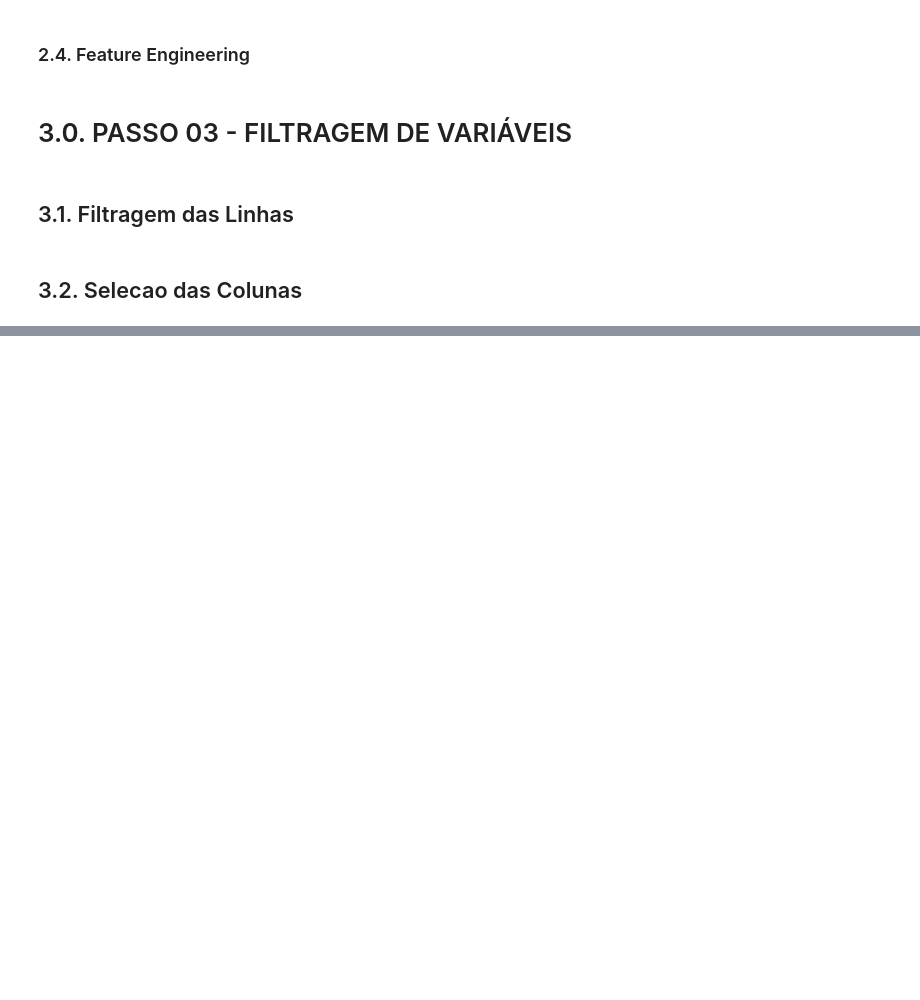
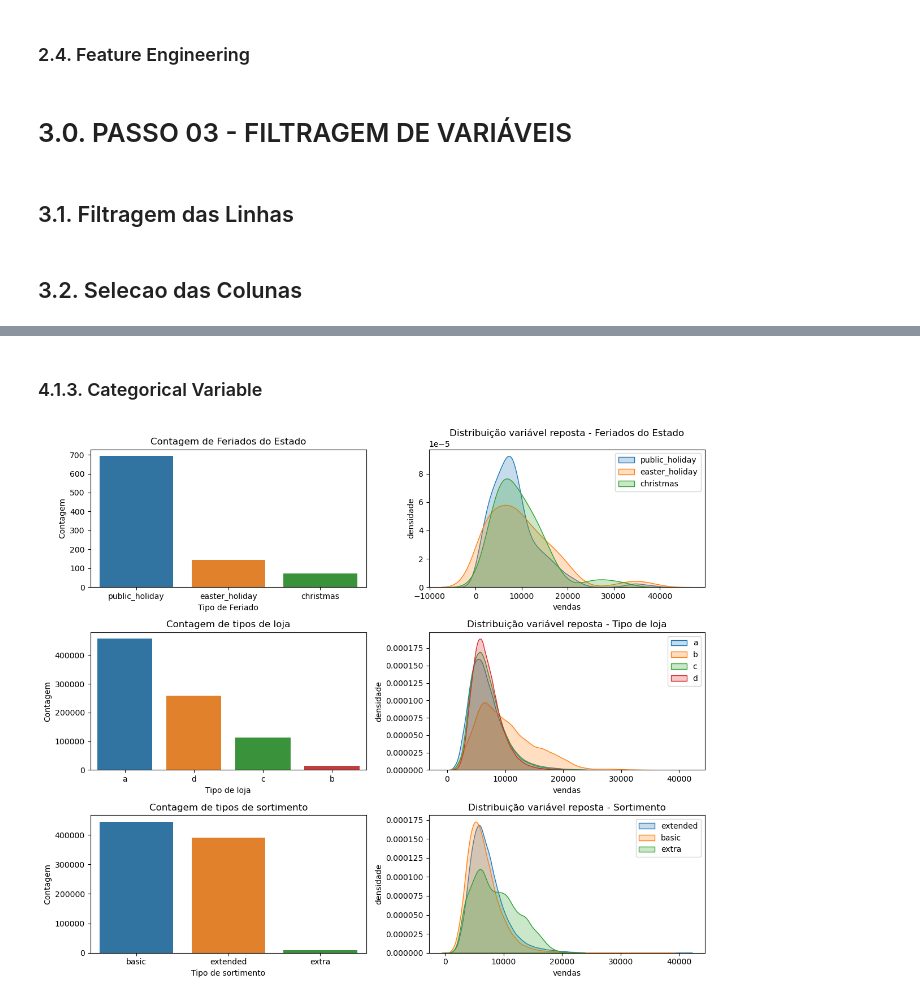
Before and after one commit to MicheleLopes/ds_em_producao, a Jupyter notebook: Untitled.ipynb, the cells around one changed output, grey strips where cells are left out. Drawn from its saved outputs; the diff is of its cells as text; code cells hidden in the pictures; blank space fills up the shorter version.

Commit message:
Started Exploratory Data Analysis

```diff
--- a/Untitled.ipynb
+++ b/Untitled.ipynb
@@ -317,0 +350,58 @@ df3 = df3.drop( cols_drop, axis=1 )
+# %% [markdown]
+###  4.1.3. Categorical Variable
+# %%
+# state_holiday
+plt.figure(figsize=(12, 10))
+plt.subplot( 3, 2, 1 )
+df_holiday = df4[df4['state_holiday'] != 'regular_day'].reset_index()
+sns.countplot(x='state_holiday', data=df_holiday)
+plt.title('Contagem de Feriados do Estado')
+plt.xlabel('Tipo de Feriado')
+plt.ylabel('Contagem')
+plt.subplot( 3, 2, 2 )
+sns.kdeplot( df4[df4['state_holiday'] == 'public_holiday']['sales'], label='public_holiday', fill=True)
+sns.kdeplot( df4[df4['state_holiday'] == 'easter_holiday']['sales'], label='easter_holiday', fill=True)
+sns.kdeplot( df4[df4['state_holiday'] == 'christmas']['sales'], label='christmas', fill=True)
+plt.legend()
+plt.title('Distribuição variável reposta - Feriados do Estado')
+plt.xlabel('vendas')
+plt.ylabel('densidade')
+
+# store_type
+plt.subplot( 3, 2, 3 )
+# Conta os valores únicos na coluna 'store_type'
+store_type_counts = df4['store_type'].value_counts()
+
+# Cria o gráfico de barras com base nos valores contados
+sns.barplot(x=store_type_counts.index, y=store_type_counts.values)
+plt.title('Contagem de tipos de loja')
+plt.xlabel('Tipo de loja')
+plt.ylabel('Contagem')
+plt.subplot( 3, 2, 4 )
+sns.kdeplot( df4[df4['store_type'] == 'a']['sales'], label='a', fill=True )
+sns.kdeplot( df4[df4['store_type'] == 'b']['sales'], label='b', fill=True )
+sns.kdeplot( df4[df4['store_type'] == 'c']['sales'], label='c', fill=True )
+sns.kdeplot( df4[df4['store_type'] == 'd']['sales'], label='d', fill=True )
+plt.legend()
+plt.title('Distribuição variável reposta - Tipo de loja')
+plt.xlabel('vendas')
+plt.ylabel('densidade')
+# assortment
+plt.subplot( 3, 2, 5 )
+#sns.countplot( df4['assortment'] )
+assortment_count = df4['assortment'].value_counts()
+sns.barplot(x=assortment_count.index, y=assortment_count.values)
+plt.title('Contagem de tipos de sortimento')
+plt.xlabel('Tipo de sortimento')
+plt.ylabel('Contagem')
+plt.subplot( 3, 2, 6 )
+sns.kdeplot( df4[df4['assortment'] == 'extended']['sales'], label='extended', fill=True )
+sns.kdeplot( df4[df4['assortment'] == 'basic']['sales'], label='basic', fill=True )
+sns.kdeplot( df4[df4['assortment'] == 'extra']['sales'], label='extra', fill=True )
+plt.legend()
+plt.title('Distribuição variável reposta - Sortimento')
+plt.xlabel('vendas')
+plt.ylabel('densidade')
+plt.tight_layout()
+# %% [output]
+[figure, added]
```
Also changed, not shown: parts of 39 cells of this notebook.
